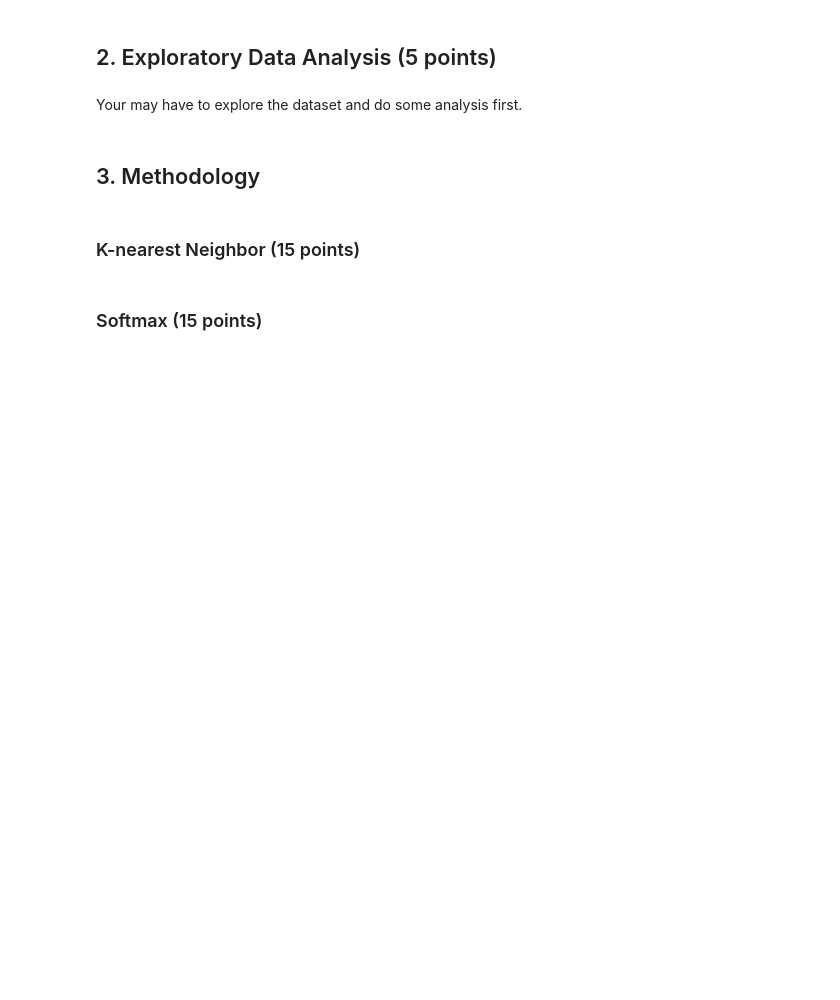
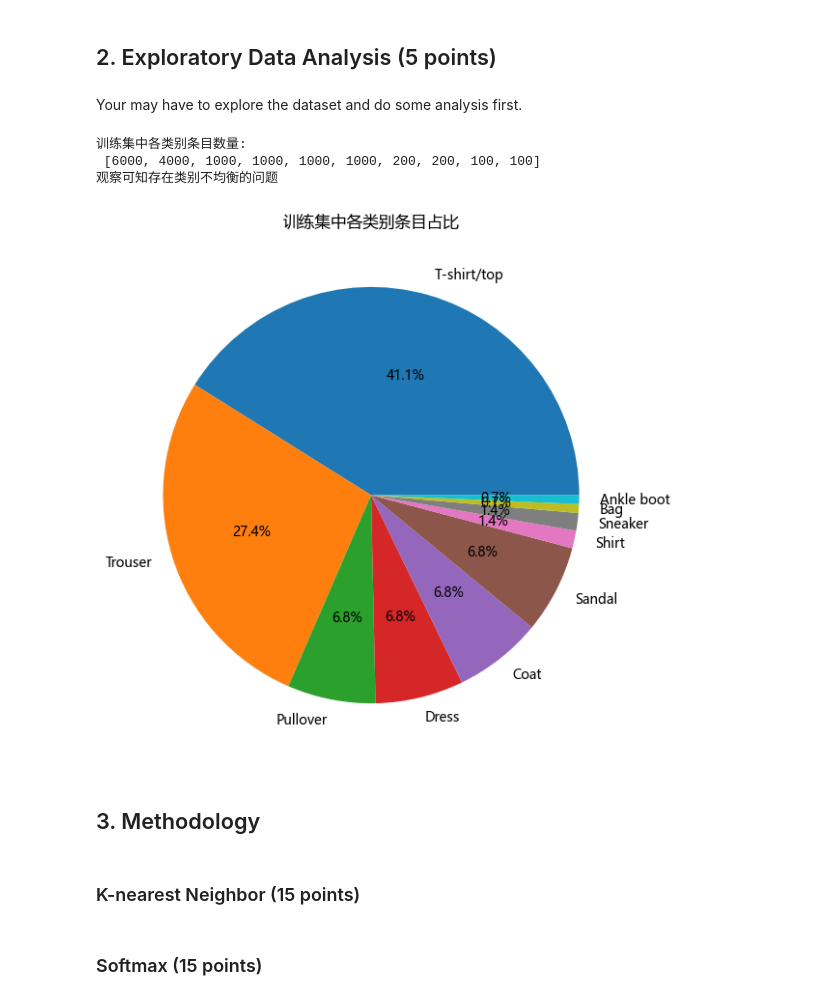
Before and after one commit to FlyingDutchman26/prml-project-2022-Fall, a Jupyter notebook: assignment1/assignment1.ipynb, the cells around one changed output. Drawn from its saved outputs; the diff is of its cells as text; code cells hidden in the pictures; blank space fills up the shorter version.

```diff
--- a/assignment1/assignment1.ipynb
+++ b/assignment1/assignment1.ipynb
@@ -47,6 +52,22 @@ plt.imshow(X_train[0].reshape(28,28))
 ## 2. Exploratory Data Analysis (5 points)
 # %% [markdown]
 Your may have to explore the dataset and do some analysis first.
+# %%
+label_summary = [0 for i in range(10)]
+for label in y_train:
+    label_summary[label] = label_summary[label] + 1
+print('训练集中各类别条目数量:\n',label_summary)
+print('观察可知存在类别不均衡的问题')
+plt.figure(figsize=(7,7))
+plt.rcParams['font.sans-serif'] = ['Microsoft YaHei']  #指定字体为雅黑，解决文字乱码问题
+plt.title('训练集中各类别条目占比')
+plt.pie(label_summary,labels=label_name,autopct="%1.1f%%")
+plt.show()
+# %% [output]
+训练集中各类别条目数量:
+ [6000, 4000, 1000, 1000, 1000, 1000, 200, 200, 100, 100]
+观察可知存在类别不均衡的问题
+[figure, added]
 # %% [markdown]
 ## 3. Methodology
 # %%
```
Also changed, not shown: parts of 2 cells of this notebook.
